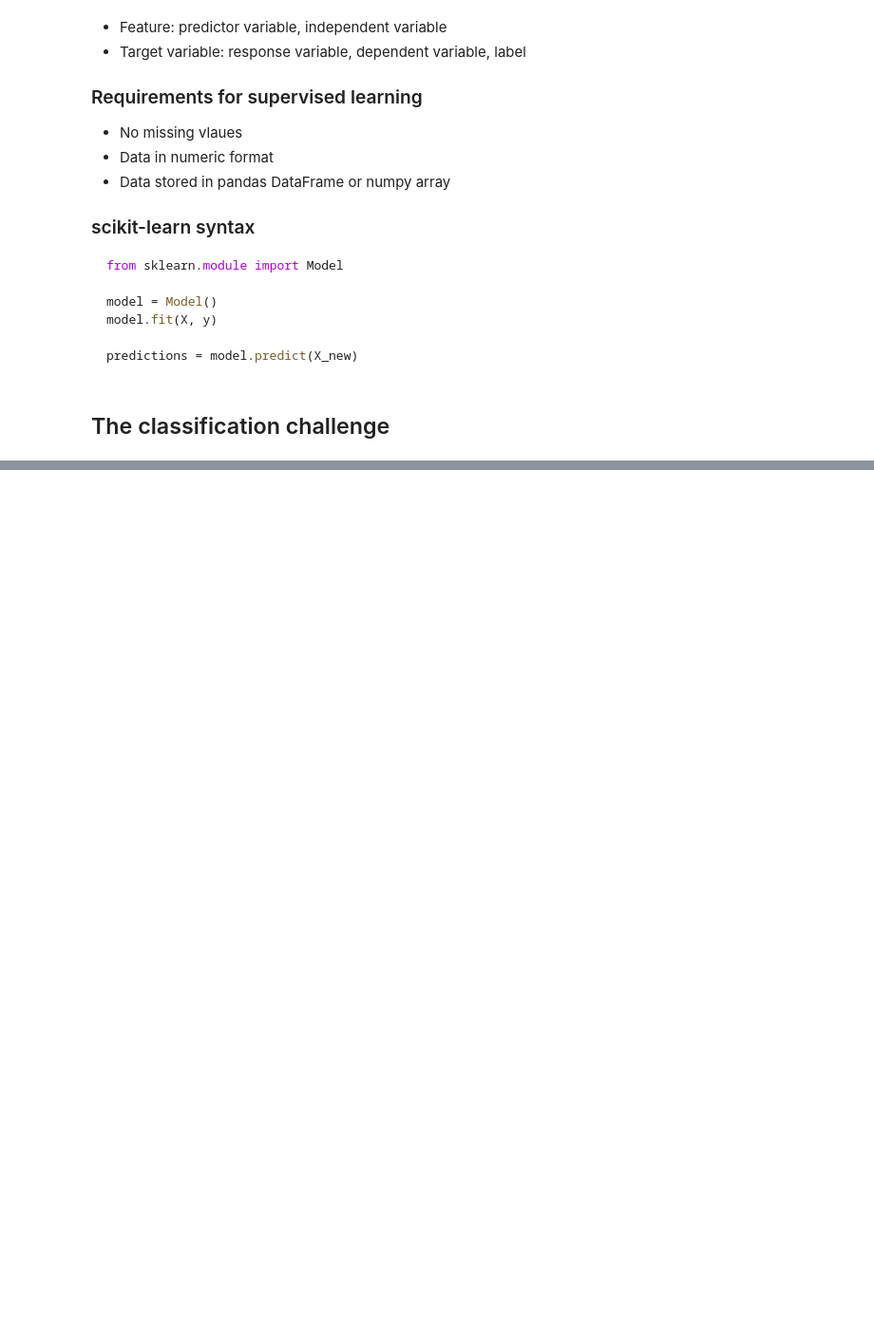
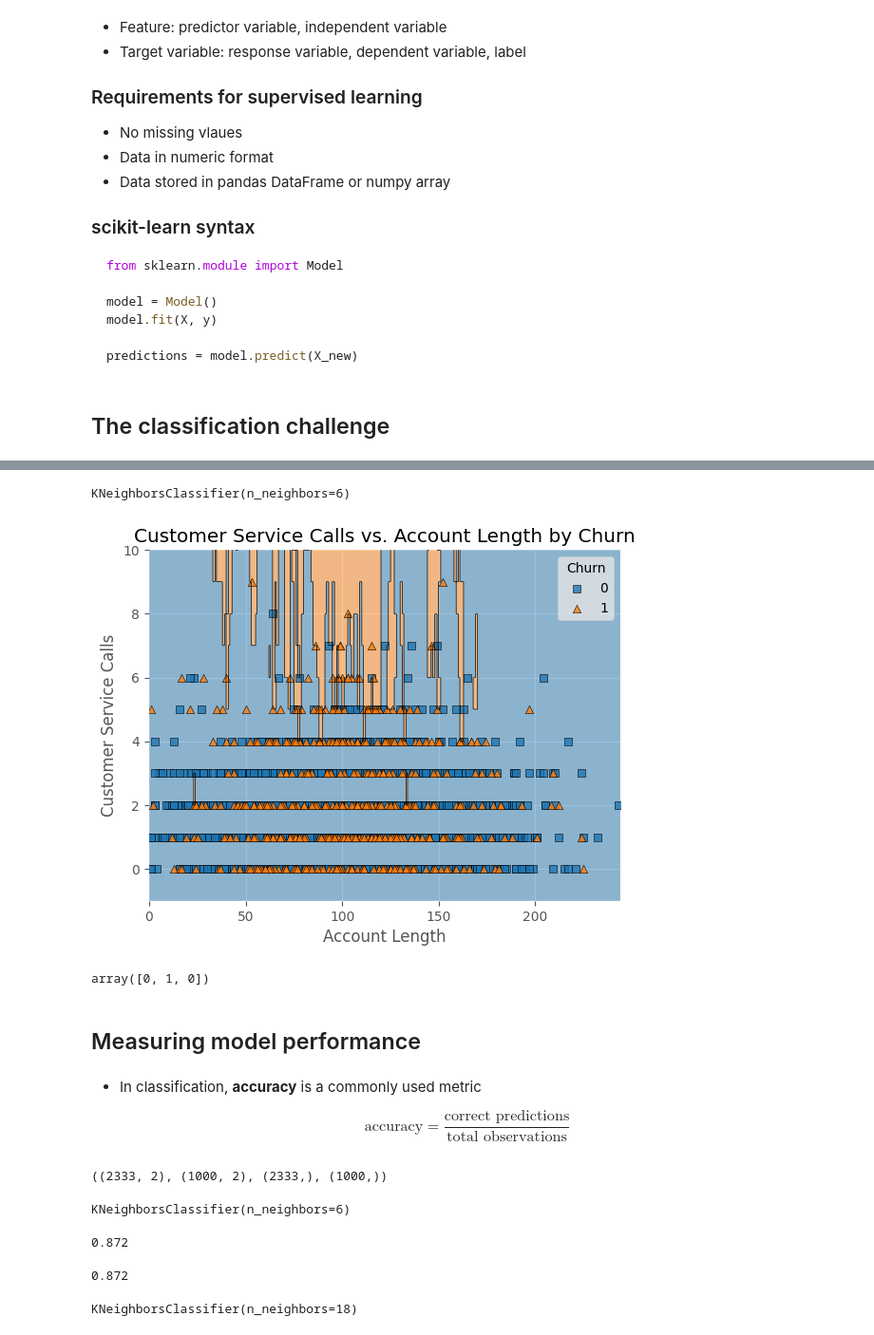
Before and after one commit to PaulToronto/DataCamp-Track---Machine-Learning-Scientist-in-Python, a Jupyter notebook: 1_1_Supervised_Learning_with_scikit_learn_Classification.ipynb, the cells around one changed output, grey strips where cells are left out. Shown at 95% size. Saved outputs shown, nothing was run; the diff lists cells and outputs as text; code cells hidden in the pictures; blank space fills up the shorter version.

```diff
--- a/1_1_Supervised_Learning_with_scikit_learn_Classification.ipynb
+++ b/1_1_Supervised_Learning_with_scikit_learn_Classification.ipynb
@@ -27,0 +148,76 @@ predictions = model.predict(X_new)
+# %%
+X = telecom_churn[['account_length', 'customer_service_calls']].values
+y = telecom_churn['churn'].values
+
+model2 = KNeighborsClassifier(n_neighbors=6)
+
+model2.fit(X, y)
+# %% [output]
+KNeighborsClassifier(n_neighbors=6)
+# %%
+plot_decision_regions(X, y, clf=model2)
+
+plt.xlabel('Account Length')
+plt.ylabel('Customer Service Calls')
+plt.legend(title='Churn')
+plt.title('Customer Service Calls vs. Account Length by Churn')
+
+plt.show()
+# %% [output]
+[figure, added]
+# %%
+X_new = np.array([[30.0, 17.5],
+                  [107.0, 24.1],
+                  [213.0, 10.9]])
+
+y_pred = model2.predict(X_new)
+y_pred
+# %% [output]
+array([0, 1, 0])
+# %% [markdown]
+## Measuring model performance
+# %% [markdown]
+- In classification, **accuracy** is a commonly used metric
+
+$$
+\text{accuracy} = \frac{\text{correct predictions}}{\text{total observations}}
+$$
+# %%
+X = telecom_churn[['total_day_charge', 'total_eve_charge']].values
+y = telecom_churn['churn'].values
+
+X_train, X_test, y_train, y_test = train_test_split(X,
+                                                    y,
+                                                    test_size=0.3,
+                                                    random_state=21,
+                                                    stratify=y)
+
+X_train.shape, X_test.shape, y_train.shape, y_test.shape
+# %% [output]
+((2333, 2), (1000, 2), (2333,), (1000,))
+# %%
+knn = KNeighborsClassifier(n_neighbors=6)
+
+knn.fit(X_train, y_train)
+# %% [output]
+KNeighborsClassifier(n_neighbors=6)
+# %%
+knn.score(X_test, y_test)
+# %% [output]
+0.872
+# %%
+# manual score
+y_pred = knn.predict(X_test)
+(y_test == y_pred).sum() / len(y_test)
+# %% [output]
+0.872
+# %%
+model_k1 = KNeighborsClassifier(n_neighbors=1)
+model_k9 = KNeighborsClassifier(n_neighbors=9)
+model_k18 = KNeighborsClassifier(n_neighbors=18)
+
+model_k1.fit(X_train, y_train)
+model_k9.fit(X_train, y_train)
+model_k18.fit(X_train, y_train)
+# %% [output]
+KNeighborsClassifier(n_neighbors=18)
```
Also changed, not shown: parts of 33 cells of this notebook.
